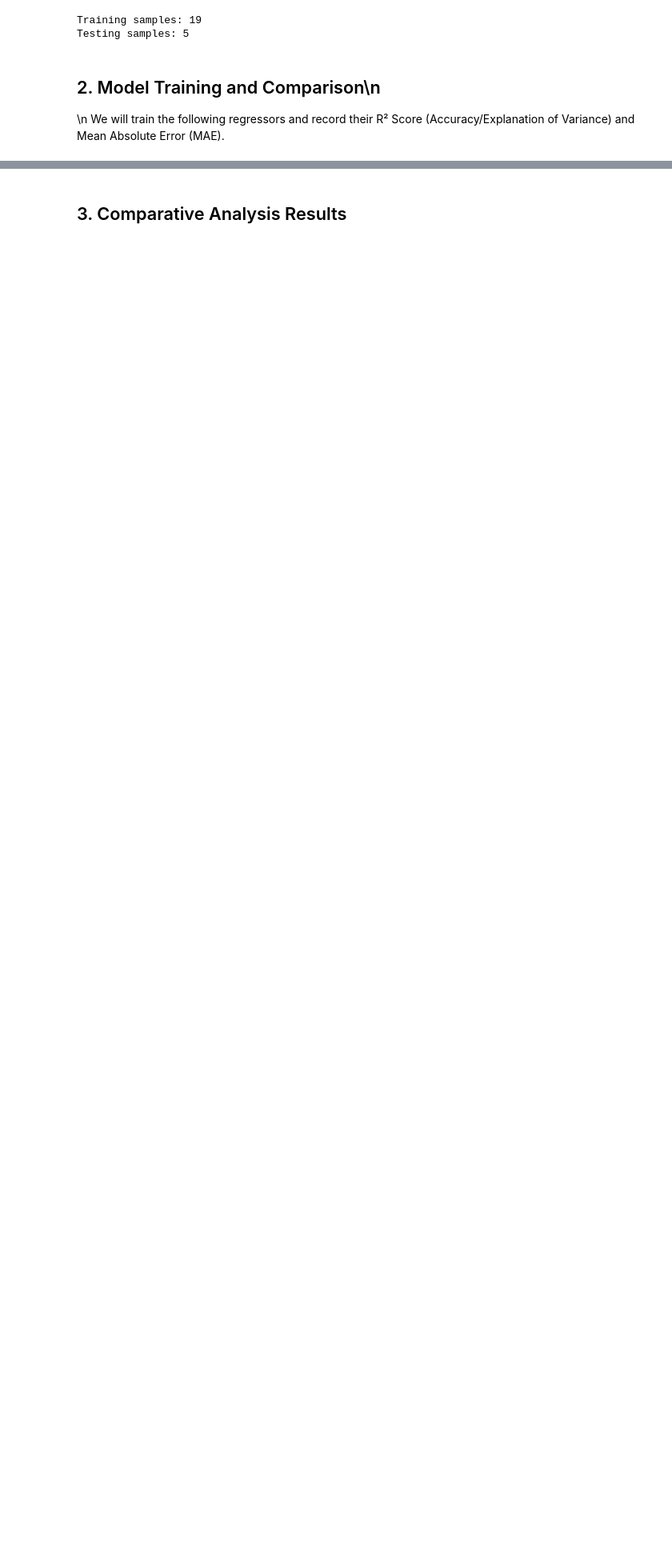
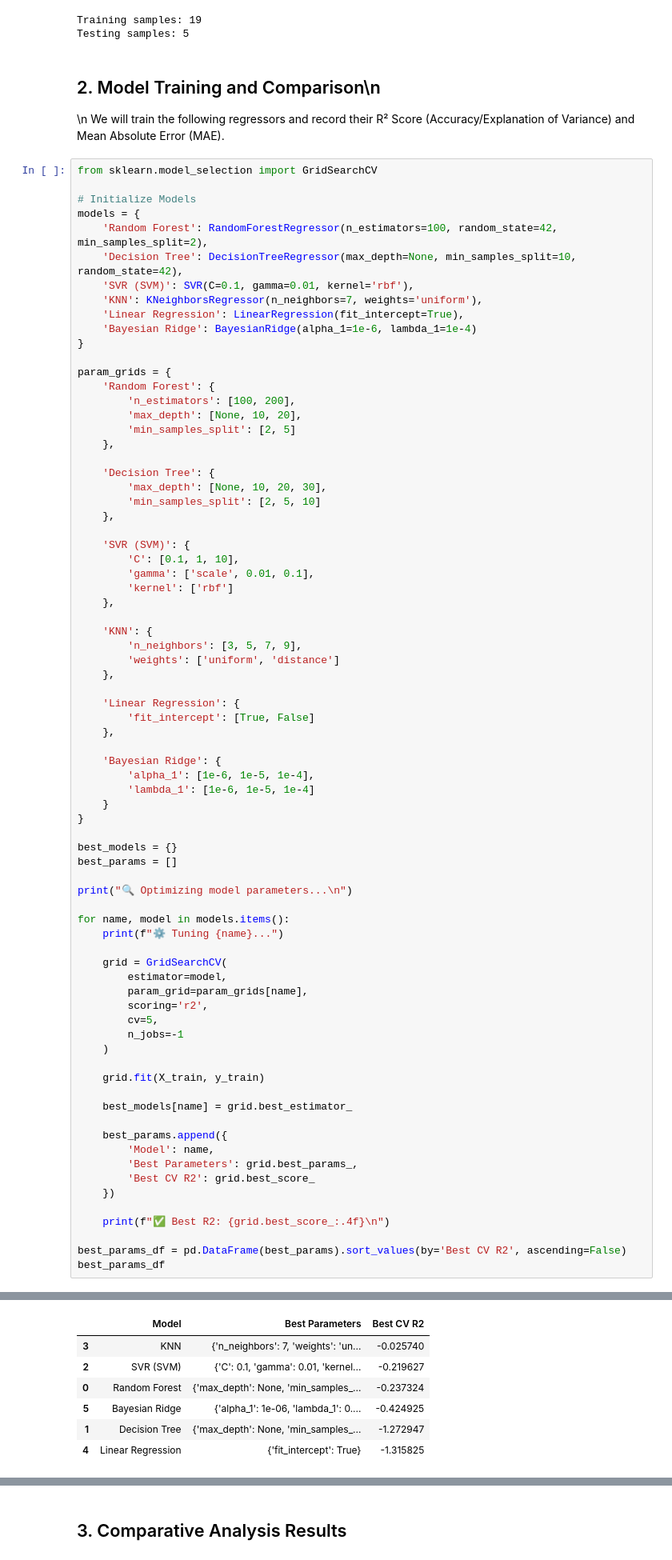
Before and after one commit to raikat105/agriculture_research, a Jupyter notebook: comparisons/comparative_analysis_bankura_2.ipynb, the cells around one changed output, grey strips where cells are left out. Shown at 80% size. Saved outputs shown, nothing was run; the diff lists cells and outputs as text; blank space fills up the shorter version.

```diff
--- a/comparisons/comparative_analysis_bankura_2.ipynb
+++ b/comparisons/comparative_analysis_bankura_2.ipynb
@@ -88,3 +88,80 @@ Testing samples: 5
 ## 2. Model Training and Comparison\n
 \n
 We will train the following regressors and record their R² Score (Accuracy/Explanation of Variance) and Mean Absolute Error (MAE).
+# %%
+from sklearn.model_selection import GridSearchCV
+
+# Initialize Models
+models = {
+    'Random Forest': RandomForestRegressor(n_estimators=100, random_state=42, min_samples_split=2),
+    'Decision Tree': DecisionTreeRegressor(max_depth=None, min_samples_split=10, random_state=42),
+    'SVR (SVM)': SVR(C=0.1, gamma=0.01, kernel='rbf'),
+    'KNN': KNeighborsRegressor(n_neighbors=7, weights='uniform'),
+    'Linear Regression': LinearRegression(fit_intercept=True),
+    'Bayesian Ridge': BayesianRidge(alpha_1=1e-6, lambda_1=1e-4)
+}
+
+param_grids = {
+    'Random Forest': {
+        'n_estimators': [100, 200],
+        'max_depth': [None, 10, 20],
+        'min_samples_split': [2, 5]
+    },
+
+    'Decision Tree': {
+        'max_depth': [None, 10, 20, 30],
+        'min_samples_split': [2, 5, 10]
+    },
+
+    'SVR (SVM)': {
+        'C': [0.1, 1, 10],
+        'gamma': ['scale', 0.01, 0.1],
+        'kernel': ['rbf']
+    },
+
+    'KNN': {
+        'n_neighbors': [3, 5, 7, 9],
+        'weights': ['uniform', 'distance']
+    },
+
+    'Linear Regression': {
+        'fit_intercept': [True, False]
+    },
+
+    'Bayesian Ridge': {
+        'alpha_1': [1e-6, 1e-5, 1e-4],
+        'lambda_1': [1e-6, 1e-5, 1e-4]
+    }
+}
+
+best_models = {}
+best_params = []
+
+print("🔍 Optimizing model parameters...\n")
+
+for name, model in models.items():
+    print(f"⚙️ Tuning {name}...")
+
+    grid = GridSearchCV(
+        estimator=model,
+        param_grid=param_grids[name],
+        scoring='r2',
+        cv=5,
+        n_jobs=-1
+    )
+
+    grid.fit(X_train, y_train)
+
+    best_models[name] = grid.best_estimator_
+
+    best_params.append({
+        'Model': name,
+        'Best Parameters': grid.best_params_,
+        'Best CV R2': grid.best_score_
+    })
+
+    print(f"✅ Best R2: {grid.best_score_:.4f}\n")
+
+best_params_df = pd.DataFrame(best_params).sort_values(by='Best CV R2', ascending=False)
+best_params_df
+# %% [output]
@@ -91 +187,8 @@ We will train the following regressors and record their R² Score (Accuracy/Expl
+|  | Model | Best Parameters | Best CV R2 |
+| 3 | KNN | {'n_neighbors': 7, 'weights': 'un... | -0.025740 |
+| 2 | SVR (SVM) | {'C': 0.1, 'gamma': 0.01, 'kernel... | -0.219627 |
+| 0 | Random Forest | {'max_depth': None, 'min_samples_... | -0.237324 |
+| 5 | Bayesian Ridge | {'alpha_1': 1e-06, 'lambda_1': 0.... | -0.424925 |
+| 1 | Decision Tree | {'max_depth': None, 'min_samples_... | -1.272947 |
+| 4 | Linear Regression | {'fit_intercept': True} | -1.315825 |
 # %%
```
Also changed, not shown: parts of 4 cells of this notebook, 1 other file.
